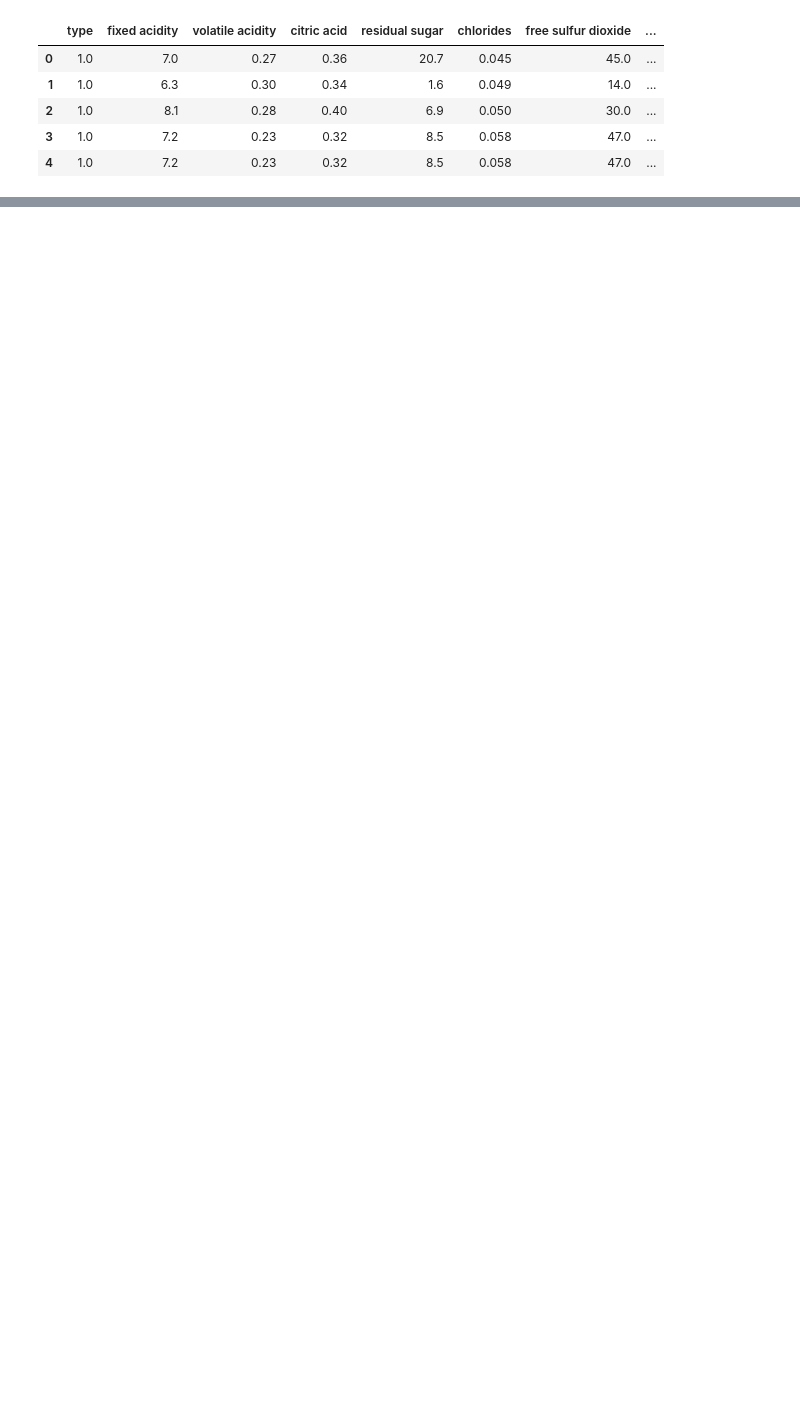
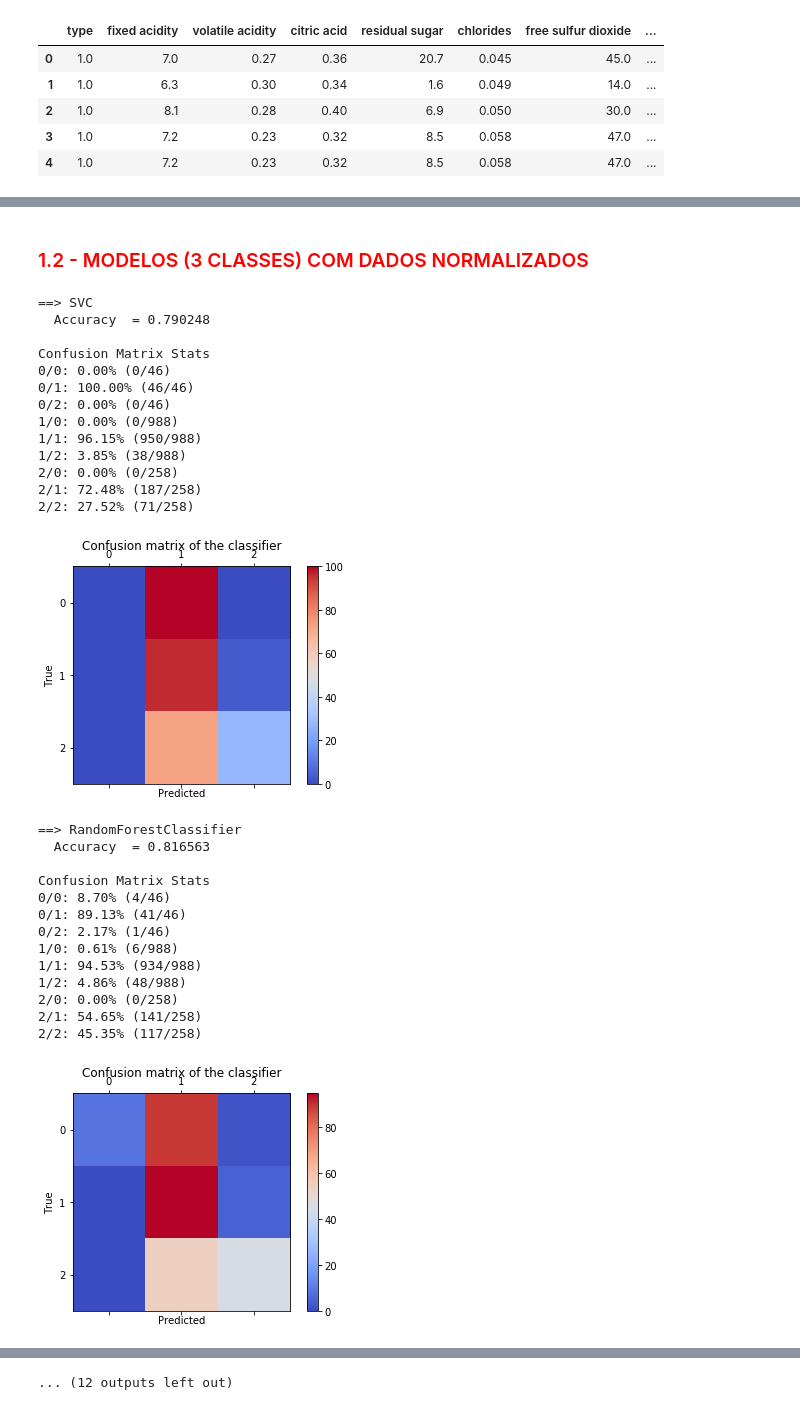
Before and after one commit to gabriellimagomes15/cognitivo_ai, a Jupyter notebook: Classificacao_vinhos.ipynb, the cells around one changed output, grey strips where cells are left out. Cells and saved outputs as stored; diff of their text form; code cells hidden in the pictures; blank space fills up the shorter version.

```diff
--- a/Classificacao_vinhos.ipynb
+++ b/Classificacao_vinhos.ipynb
@@ -38,6 +38,9 @@ from sklearn.neighbors import KNeighborsClassifier
 from sklearn.ensemble import GradientBoostingClassifier,BaggingClassifier
 
 %matplotlib inline
+# %%
+global plot_auc
+plot_auc = False
 # %%
 ##### FUNCTIONS #####
 
@@ -162,6 +161,3 @@ alcohol                 6497 non-null object
 quality                 6497 non-null int64
 dtypes: float64(10), int64(1), object(2)
 memory usage: 659.9+ KB
-# %%
-a = dados.loc[4315,["alcohol"]]
-len(a.alcohol)
@@ -197,3 +194,13 @@ dados["type"] = label_type.fit_transform(dados.type)
+# %%
+#Defining the splits for categories. 1–4 will be poor quality, 5–6 will be average, 7–10 will be great
+bins = [1,4,6,10]
+
+#0 for low quality, 1 for average, 2 for great quality
+quality_labels=[0,1,2]
+
+dados['class'] = pd.cut(dados['quality'], bins=bins, labels=quality_labels, include_lowest=True)
+label_type    = preprocessing.LabelEncoder()
+dados["type"] = label_type.fit_transform(dados.type)
 # %%
 dados.loc[:,'class'].hist()
 # %% [output]
@@ -432,2 +384,4 @@ Confusion Matrix Stats
 [figure]
 ... (12 outputs left out)
+# %% [markdown]
+### <font color = 'red'>  1.2 - MODELOS (3 CLASSES) COM DADOS NORMALIZADOS </font>
@@ -433,0 +392,36 @@ Confusion Matrix Stats
+# %%
+data_on = preprocessing.scale(dados_clean.iloc[:,:-1])
+data_on = pd.DataFrame(data_on, columns=dados_clean.iloc[:,:-1].columns)
+x_train, x_test, y_train, y_test = train_test_split(data_on, dados_clean.iloc[:,-1:],
+                                                            test_size=0.20, random_state=4)
+# %%
+run_ml(x_train,x_test,y_train,y_test)
+# %% [output]
+==> SVC
+  Accuracy  = 0.790248
+
+Confusion Matrix Stats
+0/0: 0.00% (0/46)
+0/1: 100.00% (46/46)
+0/2: 0.00% (0/46)
+1/0: 0.00% (0/988)
+1/1: 96.15% (950/988)
+1/2: 3.85% (38/988)
+2/0: 0.00% (0/258)
+2/1: 72.48% (187/258)
+2/2: 27.52% (71/258)
+[figure, added]
+==> RandomForestClassifier
+  Accuracy  = 0.816563
+
+Confusion Matrix Stats
+0/0: 8.70% (4/46)
+0/1: 89.13% (41/46)
+0/2: 2.17% (1/46)
+1/0: 0.61% (6/988)
+1/1: 94.53% (934/988)
+1/2: 4.86% (48/988)
+2/0: 0.00% (0/258)
+2/1: 54.65% (141/258)
+2/2: 45.35% (117/258)
+[figure, added]
@@ -433,0 +484 @@ Confusion Matrix Stats
+... (12 outputs left out)
```
Also changed, not shown: parts of 27 cells of this notebook, 4 other files.
